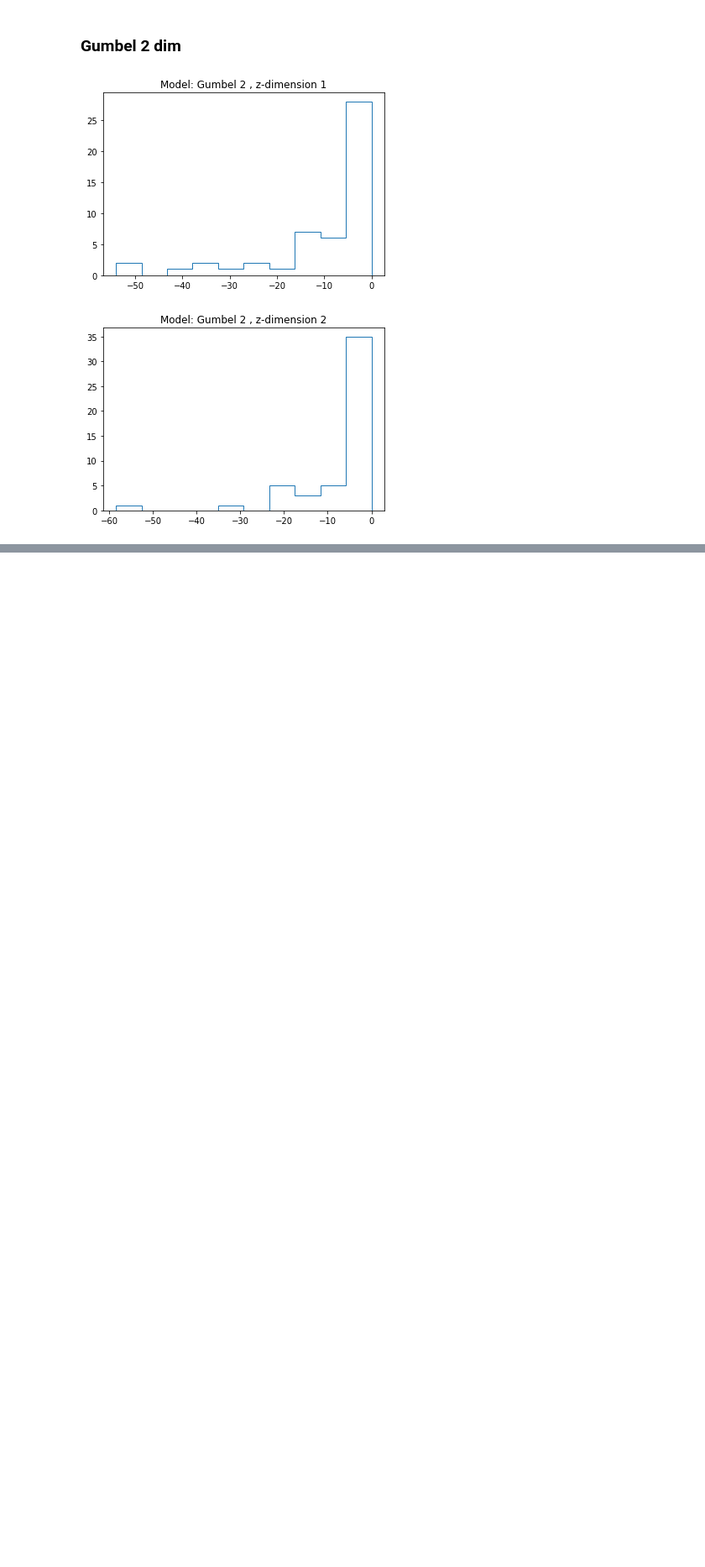
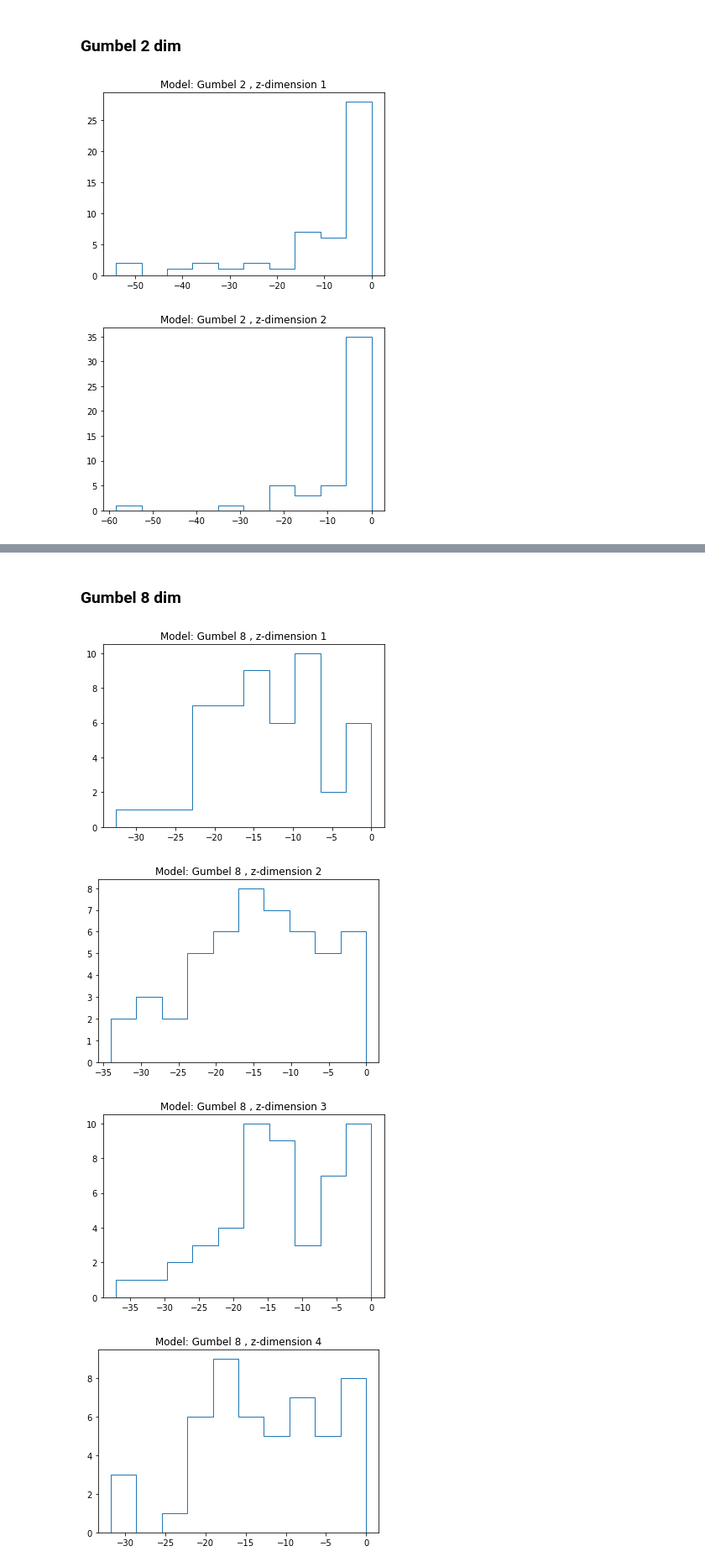
Before and after one commit to mivadi/projectAI18, a Jupyter notebook: visualization.ipynb, the cells around one changed output, grey strips where cells are left out. Shown at 84% size. Cells and saved outputs as stored; diff of their text form; code cells hidden in the pictures; blank space fills up the shorter version.

```diff
--- a/visualization.ipynb
+++ b/visualization.ipynb
@@ -502,0 +545,12 @@ plot_histogram(title, outputs[2])
+# %% [markdown]
+### Gumbel 8 dim
+# %%
+file = 'models/gumbel/gumbel8.p'
+outputs = pickle.load(open(file, "rb"))
+title = "Model: {} {} ".format(outputs[0].method, outputs[0].latent_dim)
+plot_histogram(title, outputs[2])
+# %% [output]
+[figure, added]
+[figure, added]
+[figure, added]
+[figure, added]
```
Also changed, not shown: parts of 8 cells of this notebook.
